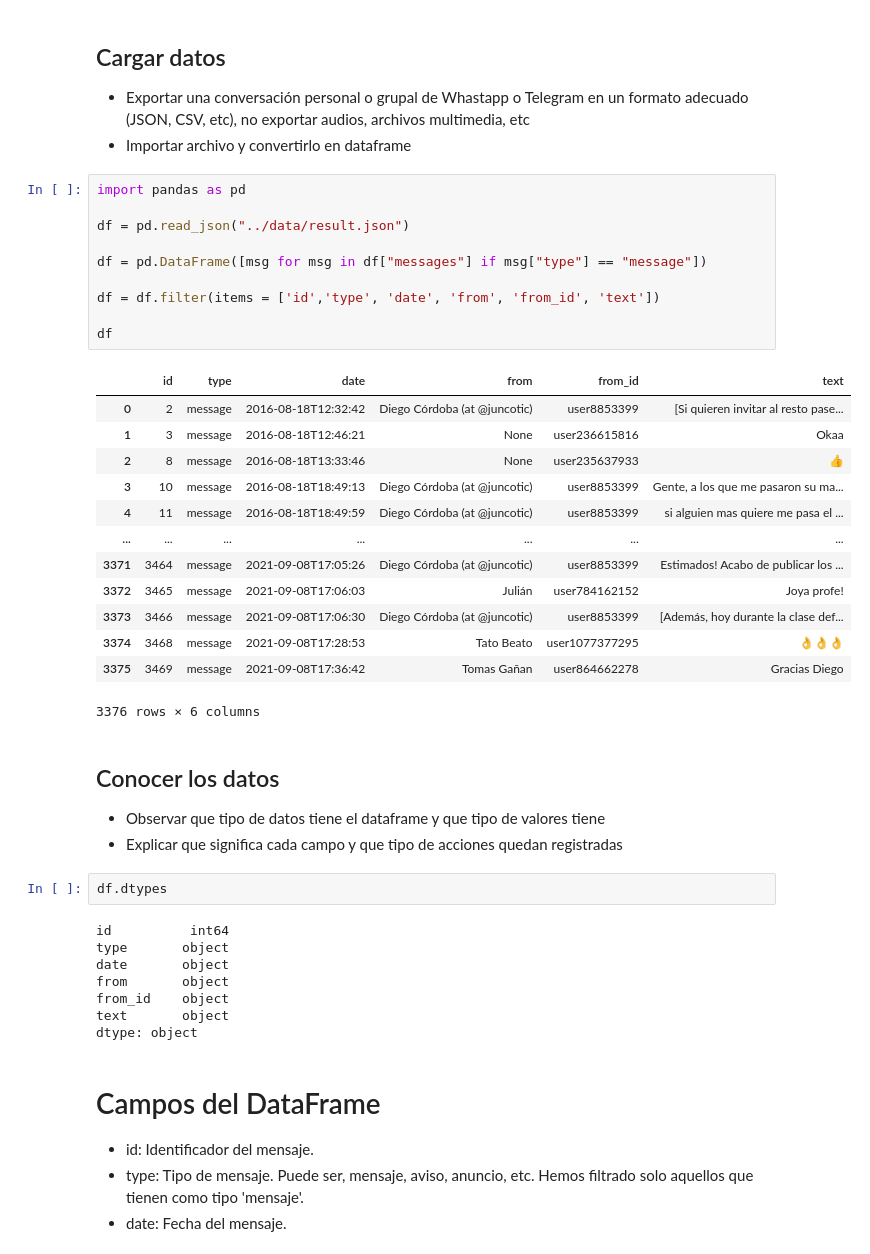
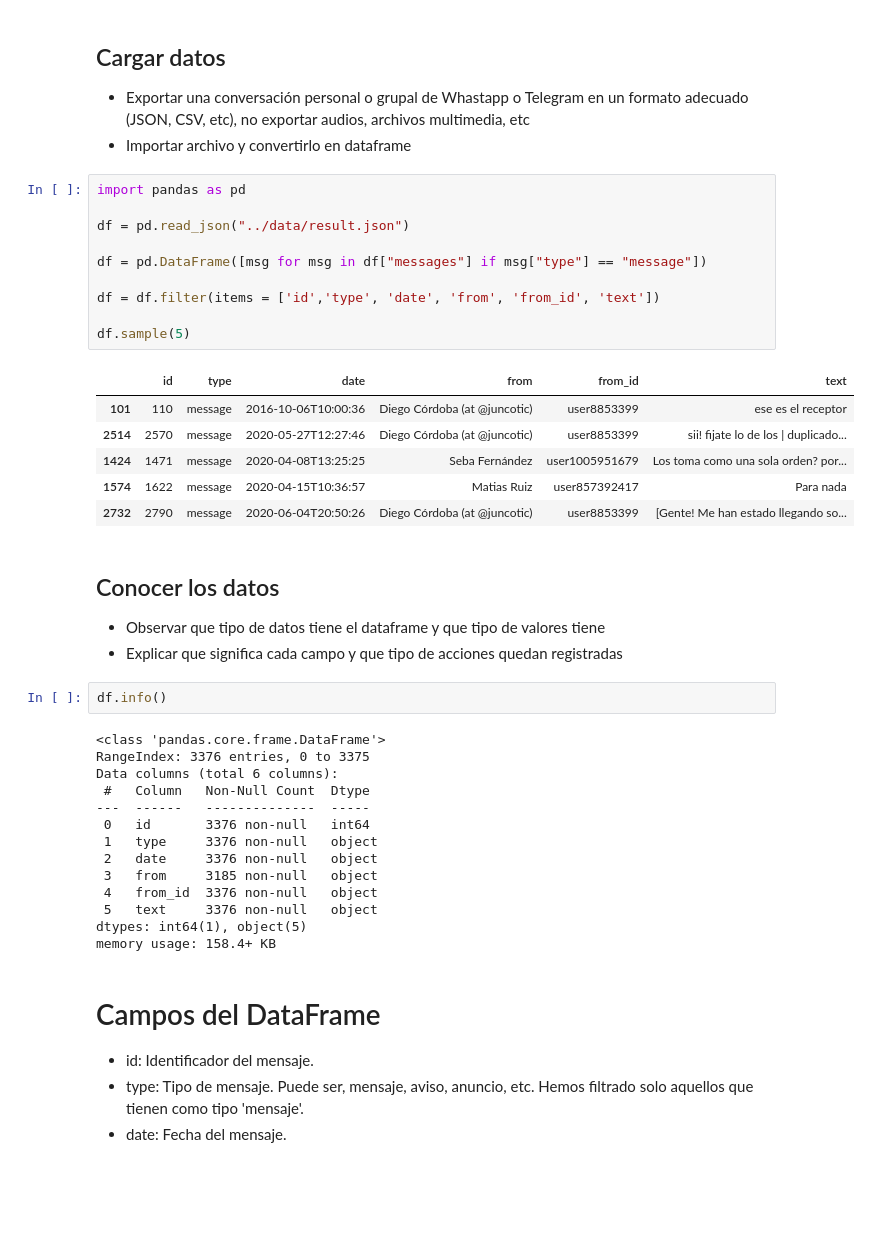
Before and after one commit to juampi20/db2, a Jupyter notebook: 3 - Valores atípicos/3 - TP3.ipynb, the cells around one changed output. Drawn from its saved outputs; the diff is of its cells as text; blank space fills up the shorter version.

```diff
--- a/3 - Valores atípicos/3 - TP3.ipynb
+++ b/3 - Valores atípicos/3 - TP3.ipynb
@@ -20,42 +20,41 @@ def extract_time(date):
 # %%
 import pandas as pd
 
 df = pd.read_json("../data/result.json")
 
 df = pd.DataFrame([msg for msg in df["messages"] if msg["type"] == "message"])
 
 df = df.filter(items = ['id','type', 'date', 'from', 'from_id', 'text'])
 
-df
+df.sample(5)
 # %% [output]
 |  | id | type | date | from | from_id | text |
-| 0 | 2 | message | 2016-08-18T12:32:42 | Diego Córdoba (at @juncotic) | user8853399 | [Si quieren invitar al resto pase... |
-| 1 | 3 | message | 2016-08-18T12:46:21 | None | user236615816 | Okaa |
-| 2 | 8 | message | 2016-08-18T13:33:46 | None | user235637933 | 👍 |
-| 3 | 10 | message | 2016-08-18T18:49:13 | Diego Córdoba (at @juncotic) | user8853399 | Gente, a los que me pasaron su ma... |
-| 4 | 11 | message | 2016-08-18T18:49:59 | Diego Córdoba (at @juncotic) | user8853399 | si alguien mas quiere me pasa el ... |
-| ... | ... | ... | ... | ... | ... | ... |
-| 3371 | 3464 | message | 2021-09-08T17:05:26 | Diego Córdoba (at @juncotic) | user8853399 | Estimados! Acabo de publicar los ... |
-| 3372 | 3465 | message | 2021-09-08T17:06:03 | Julián | user784162152 | Joya profe! |
-| 3373 | 3466 | message | 2021-09-08T17:06:30 | Diego Córdoba (at @juncotic) | user8853399 | [Además, hoy durante la clase def... |
-| 3374 | 3468 | message | 2021-09-08T17:28:53 | Tato Beato | user1077377295 | 👌👌👌 |
-| 3375 | 3469 | message | 2021-09-08T17:36:42 | Tomas Gañan | user864662278 | Gracias Diego |
+| 101 | 110 | message | 2016-10-06T10:00:36 | Diego Córdoba (at @juncotic) | user8853399 | ese es el receptor |
+| 2514 | 2570 | message | 2020-05-27T12:27:46 | Diego Córdoba (at @juncotic) | user8853399 | sii! fijate lo de los | duplicado... |
+| 1424 | 1471 | message | 2020-04-08T13:25:25 | Seba Fernández | user1005951679 | Los toma como una sola orden? por... |
+| 1574 | 1622 | message | 2020-04-15T10:36:57 | Matias Ruiz | user857392417 | Para nada |
+| 2732 | 2790 | message | 2020-06-04T20:50:26 | Diego Córdoba (at @juncotic) | user8853399 | [Gente! Me han estado llegando so... |
-3376 rows × 6 columns
 # %% [markdown]
 ## Conocer los datos
 
 - Observar que tipo de datos tiene el dataframe y que tipo de valores tiene
 - Explicar que significa cada campo y que tipo de acciones quedan registradas
 # %%
-df.dtypes
+df.info()
 # %% [output]
-id          int64
-type       object
-date       object
-from       object
-from_id    object
-text       object
-dtype: object
+<class 'pandas.core.frame.DataFrame'>
+RangeIndex: 3376 entries, 0 to 3375
+Data columns (total 6 columns):
+ #   Column   Non-Null Count  Dtype
+---  ------   --------------  -----
+ 0   id       3376 non-null   int64
+ 1   type     3376 non-null   object
+ 2   date     3376 non-null   object
+ 3   from     3185 non-null   object
+ 4   from_id  3376 non-null   object
+ 5   text     3376 non-null   object
+dtypes: int64(1), object(5)
+memory usage: 158.4+ KB
 # %% [markdown]
 # Campos del DataFrame
 - id: Identificador del mensaje.
```
Also changed, not shown: parts of 3 cells of this notebook, 10 other files.
